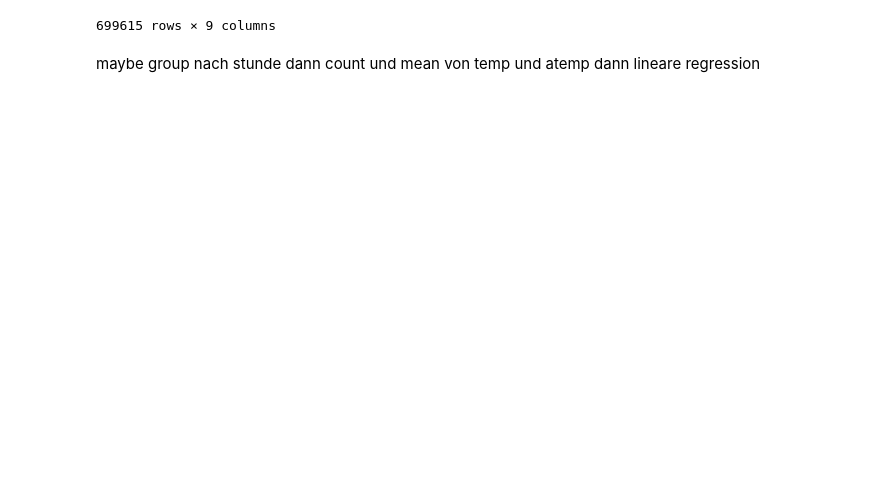
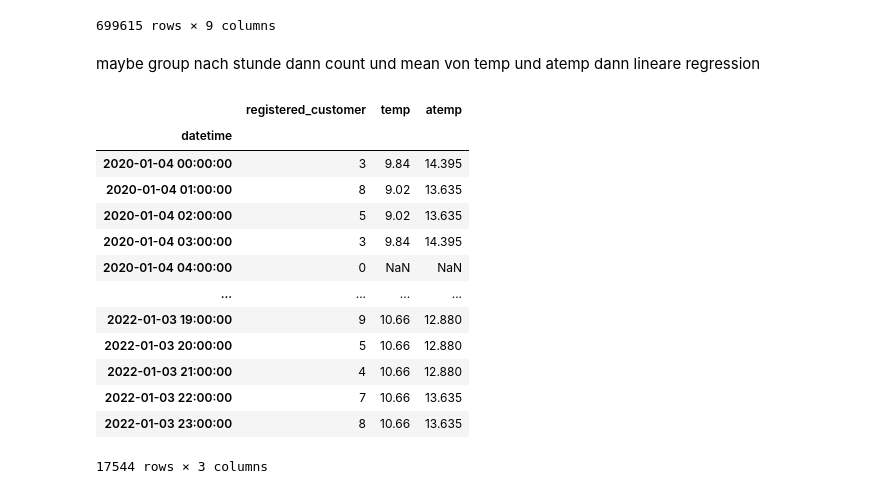
Before and after one commit to P-AEL/K-ppers-Projekt1, a Jupyter notebook: Paul.ipynb, the cells around one changed output. Cells and saved outputs as stored; diff of their text form; code cells hidden in the pictures; blank space fills up the shorter version.

```diff
--- a/Paul.ipynb
+++ b/Paul.ipynb
@@ -94,3 +94,22 @@ profile.to_notebook_iframe()
 # %% [markdown]
 maybe group nach stunde dann count und mean von temp und atemp
 dann lineare regression
+# %%
+df_slice3 = df_slice2.groupby(pd.Grouper(key="datetime",freq="H")).agg({"registered_customer": "count","temp": "mean", "atemp": "mean"})
+# %%
+df_slice3
+# %% [output]
+|  | registered_customer | temp | atemp |
+| datetime |  |  |  |
+| 2020-01-04 00:00:00 | 3 | 9.84 | 14.395 |
+| 2020-01-04 01:00:00 | 8 | 9.02 | 13.635 |
+| 2020-01-04 02:00:00 | 5 | 9.02 | 13.635 |
+| 2020-01-04 03:00:00 | 3 | 9.84 | 14.395 |
+| 2020-01-04 04:00:00 | 0 | NaN | NaN |
+| ... | ... | ... | ... |
+| 2022-01-03 19:00:00 | 9 | 10.66 | 12.880 |
+| 2022-01-03 20:00:00 | 5 | 10.66 | 12.880 |
+| 2022-01-03 21:00:00 | 4 | 10.66 | 12.880 |
+| 2022-01-03 22:00:00 | 7 | 10.66 | 13.635 |
+| 2022-01-03 23:00:00 | 8 | 10.66 | 13.635 |
+17544 rows × 3 columns
```
